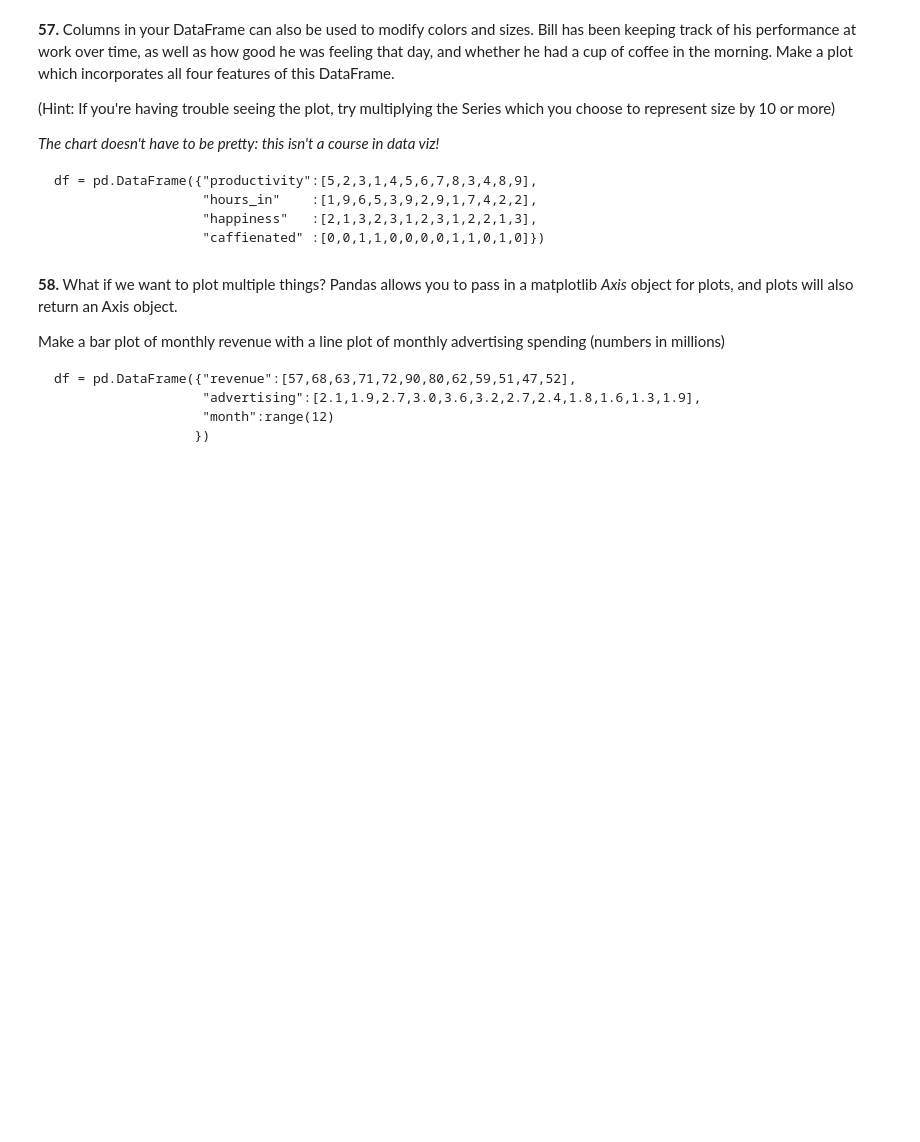
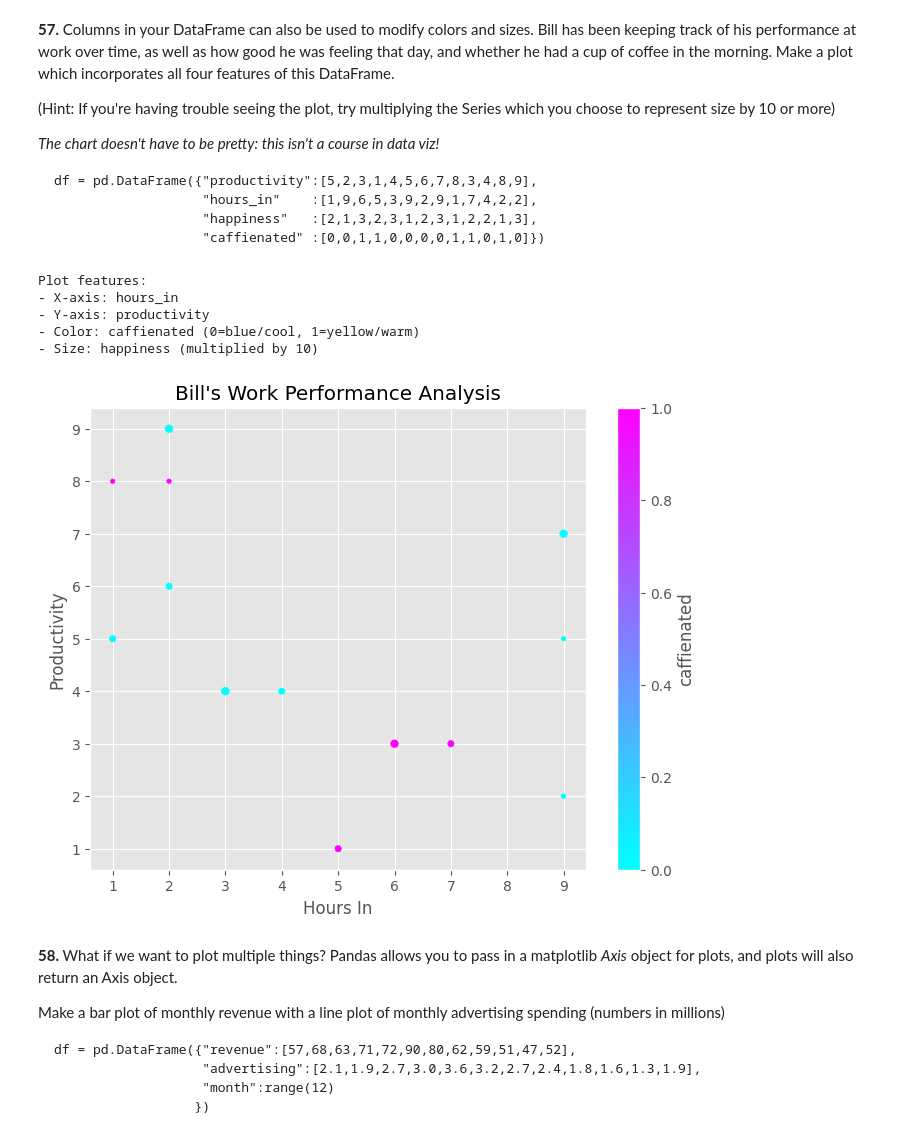
Before and after one commit to shahsmit2121/100-pandas-puzzles, a Jupyter notebook: 100-pandas-puzzles.ipynb, the cells around one changed output. Drawn from its saved outputs; the diff is of its cells as text; code cells hidden in the pictures; blank space fills up the shorter version.

````diff
--- a/100-pandas-puzzles.ipynb
+++ b/100-pandas-puzzles.ipynb
@@ -1347,6 +1376,31 @@ df = pd.DataFrame({"productivity":[5,2,3,1,4,5,6,7,8,3,4,8,9],
                    "happiness"   :[2,1,3,2,3,1,2,3,1,2,2,1,3],
                    "caffienated" :[0,0,1,1,0,0,0,0,1,1,0,1,0]})
 ```
+# %%
+df = pd.DataFrame({"productivity":[5,2,3,1,4,5,6,7,8,3,4,8,9],
+                   "hours_in"    :[1,9,6,5,3,9,2,9,1,7,4,2,2],
+                   "happiness"   :[2,1,3,2,3,1,2,3,1,2,2,1,3],
+                   "caffienated" :[0,0,1,1,0,0,0,0,1,1,0,1,0]})
+# %%
+ax = df.plot.scatter(x="hours_in", y="productivity",
+                      c="caffienated", s=df["happiness"]*10,
+                      colormap="cool", figsize=(8, 6))
+plt.title("Bill's Work Performance Analysis")
+plt.xlabel("Hours In")
+plt.ylabel("Productivity")
+# Add a note to explain the plot dimensions
+print("Plot features:")
+print("- X-axis: hours_in")
+print("- Y-axis: productivity")
+print("- Color: caffienated (0=blue/cool, 1=yellow/warm)")
+print("- Size: happiness (multiplied by 10)")
+# %% [output]
+Plot features:
+- X-axis: hours_in
+- Y-axis: productivity
+- Color: caffienated (0=blue/cool, 1=yellow/warm)
+- Size: happiness (multiplied by 10)
+[figure, added]
 # %% [markdown]
 **58.**  What if we want to plot multiple things?  Pandas allows you to pass in a matplotlib *Axis* object for plots, and plots will also return an Axis object.
 
````
Also changed, not shown: parts of 27 cells of this notebook.
